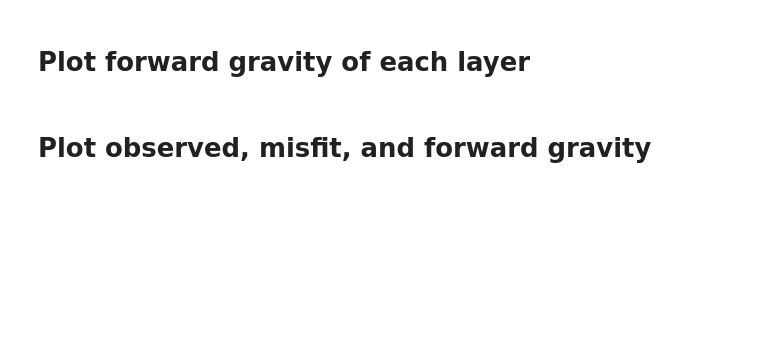
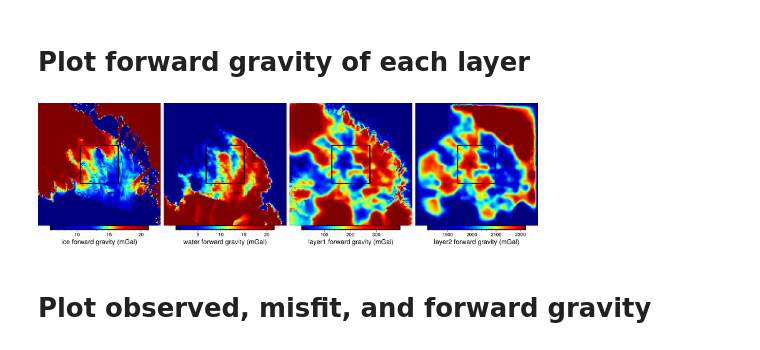
Before and after one commit to mdtanker/RIS_gravity_inversion, a Jupyter notebook: Fatiando/forward_layers_bedmachine_progressbar.ipynb, the cells around one changed output. Drawn from its saved outputs; the diff is of its cells as text; code cells hidden in the pictures; blank space fills up the shorter version.

Commit message:
saving progress

```diff
--- a/Fatiando/forward_layers_bedmachine_progressbar.ipynb
+++ b/Fatiando/forward_layers_bedmachine_progressbar.ipynb
@@ -21,7 +21,7 @@ from grav_column_der import grav_column_der
 # s_fig = -440000
 
 # RIS zoomed in extent
-zoom = 240e3
+zoom = 300e3
 e_fig = -560000+zoom
 w_fig = 400000-zoom
 n_fig = -1400000+zoom
@@ -55,22 +60,22 @@ layers_list =[
              'ice',
              'water',
              'layer1',
-            #  'layer2',
+             'layer2',
 ]
 spacing_list = [
-                20e3,
-                20e3,
-                20e3,
-                # 40e3,
+                10e3,
+                10e3,
+                10e3,
+                10e3,
 ]
 rho_list = [
             920,
             1030,
             2600,
-            # 2800,
+            2800,
 ]
 
-grav_spacing = 20e3
+grav_spacing = 10e3
 
 # Bedmachine grids
 !gmt grdsample -R{inv_reg_str} -rg -Vn -I{grav_spacing}  ../gravity_data/ant4d_gravity.nc -G../inversion_layers/gravity_inv.nc
@@ -78,7 +83,7 @@ grav_spacing = 20e3
 !gmt grdsample -R{inv_reg_str} -rg -Vn -I{spacing_list[1]}  ../inversion_layers/bedmachine/BedMachine_icebase_5k_filled.nc -G../inversion_layers/BedMachine_icebase_filled_inv.nc
 !gmt grdsample -R{inv_reg_str} -rg -Vn -I{spacing_list[2]}  ../inversion_layers/bedmachine/BedMachine_bed_5k.nc -G../inversion_layers/BedMachine_bed_inv.nc
 # !gmt grdsample -R{inv_reg_str} -rg -Vn -I{spacing_list[3]}  ../inversion_layers/RE_basement_BedMachinebed_filled.nc -G../inversion_layers/ROSETTA_basement_BedMachine_bed_inv.nc
-# !gmt grdsample -R{inv_reg_str} -rg -Vn -I{spacing_list[3]}  ../inversion_layers/ANTASed_mag_basement_filled.nc -G../inversion_layers/ROSETTA_basement_BedMachine_bed_inv.nc
+!gmt grdsample -R{inv_reg_str} -rg -Vn -I{spacing_list[3]}  ../inversion_layers/ANTASed_mag_basement_filled.nc -G../inversion_layers/ROSETTA_basement_BedMachine_bed_inv.nc
 
 # Fabio's test grids
 # inv_reg_str=f'{e_inv}/{w_inv}/{n_inv}/{s_inv}'
@@ -89,10 +94,10 @@ grav_spacing = 20e3
 # !gmt grdsample -R{inv_reg_str} -rg -I20e3  inversion_layers/base_RIS_layer2_20000m_lr.nc -Ginversion_layers/ROSETTA_basement_BedMachine_bed_inv.nc
 
 fname_list=[
-            'C:/Users/matthewt/Documents/Python_Scripts/RIS_gravity_inversion/inversion_layers/BedMachine_surface_filled_inv.nc',
-            'C:/Users/matthewt/Documents/Python_Scripts/RIS_gravity_inversion/inversion_layers/BedMachine_icebase_filled_inv.nc',
-            'C:/Users/matthewt/Documents/Python_Scripts/RIS_gravity_inversion/inversion_layers/BedMachine_bed_inv.nc',
-            # 'C:/Users/matthewt/Documents/Python_Scripts/RIS_gravity_inversion/inversion_layers/ROSETTA_basement_BedMachine_bed_inv.nc',
+            'C:/Users/mtankersley/Documents/Python_Scripts/RIS_gravity_inversion/inversion_layers/BedMachine_surface_filled_inv.nc',
+            'C:/Users/mtankersley/Documents/Python_Scripts/RIS_gravity_inversion/inversion_layers/BedMachine_icebase_filled_inv.nc',
+            'C:/Users/mtankersley/Documents/Python_Scripts/RIS_gravity_inversion/inversion_layers/BedMachine_bed_inv.nc',
+            'C:/Users/mtankersley/Documents/Python_Scripts/RIS_gravity_inversion/inversion_layers/ROSETTA_basement_BedMachine_bed_inv.nc',
             ]
 
 layers = {j:{'spacing':spacing_list[i],
@@ -106,7 +111,7 @@ for k, v in layers.items():
     v['df'].dropna(how='any', inplace=True)
     v['len']=len(v['df'].x)
 
-fname='C:/Users/matthewt/Documents/Python_Scripts/RIS_gravity_inversion/inversion_layers/gravity_inv.nc'
+fname='C:/Users/mtankersley/Documents/Python_Scripts/RIS_gravity_inversion/inversion_layers/gravity_inv.nc'
 grid_grav = xr.load_dataset(fname)
 df_grav = xr.load_dataset(fname).to_dataframe().reset_index()
 df_grav.rename(columns={'z':'Gobs'}, inplace=True)
@@ -177,7 +190,7 @@ for i, j in enumerate(reversed_layers_list):
         layers[j]['prisms']=hm.prism_layer(
             coordinates=(list(layers[j]['grid'].x), list(layers[j]['grid'].y)),
             surface=layers[j]['grid'].z,
-            reference=-50e3,
+            reference=-20e3,
             properties={'density':layers[j]['grid'].density})
         print(f'mean elevation of {j} top: {layers[j]["prisms"].top.values.mean()} and bottom: {layers[j]["prisms"].bottom.values.mean()}')
 
@@ -210,7 +223,7 @@ print('starting forward gravity calculations')
 for k, v in layers.items():
     df_grav[f'{k}_forward_grav'] = v['prisms'].prism_layer.gravity(
         coordinates = (df_grav.x, df_grav.y, df_grav.z),
-        field = 'g_z', progressbar = True)
+        field = 'g_z')
     print(f'finished {k} layer')
 
 # add gravity effects of all input layers
@@ -226,27 +258,34 @@ df_grav.describe()
 # %%
 fig = pygmt.Figure()
 
 for i, (k, v) in enumerate(layers.items()):
     data = pygmt.xyz2grd(data=df_grav[['x','y',f'{k}_forward_grav']],
                          region=inv_reg, spacing=grav_spacing, projection=inv_proj)
     pygmt.grd2cpt(cmap="jet", grid=data, region=fig_reg, background=True, continuous=True)
     fig.grdimage(
         data,
         cmap=True,
-        projection=fig_proj,
-        region=fig_reg,
+        projection=inv_proj,
+        region=inv_reg,
         nan_transparent=True,
         frame=['+gwhite'])
     fig.colorbar(cmap=True, position='jBC+jTC+h', frame=f'x+l"{k} forward gravity (mGal)"')
+
+    # plot later figure extents (without inv buffer)
+    fig.plot(x = [e_fig, e_fig, w_fig, w_fig, e_fig],
+             y = [n_fig, s_fig, s_fig, n_fig, n_fig],
+             pen = '2p,black')
 
     fig.shift_origin(xshift=(fig_width+2)/10)
 
     # if i+1 == len(layers)//2:
     #     fig.shift_origin(yshift=(-fig_height-15)/10, xshift=((-fig_width-2)*1)/10)
     # else:
     #     fig.shift_origin(xshift=(fig_width+2)/10)
 
 fig.show()
+# %% [output]
+[figure, added]
 # %% [markdown]
 # Plot observed, misfit, and forward gravity
 # %%
```
Also changed, not shown: parts of 6 cells of this notebook, 6 other files.
